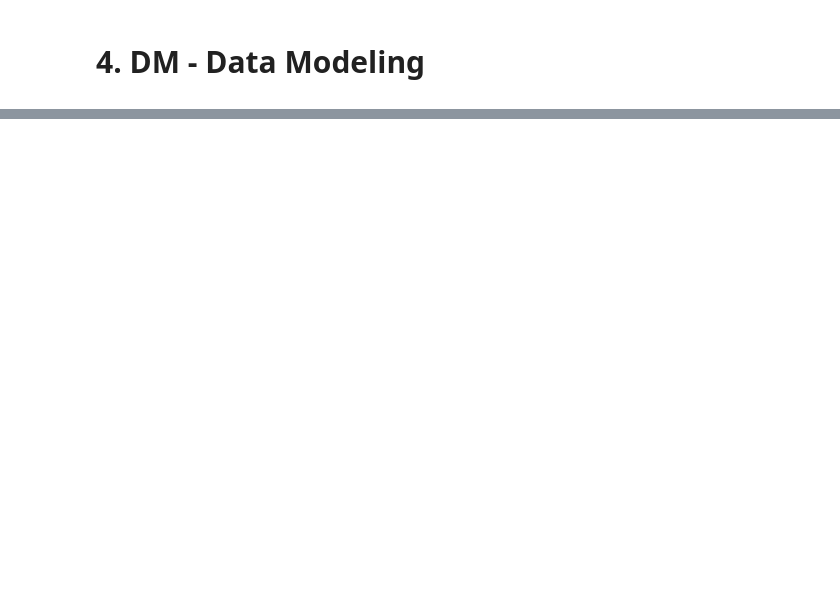
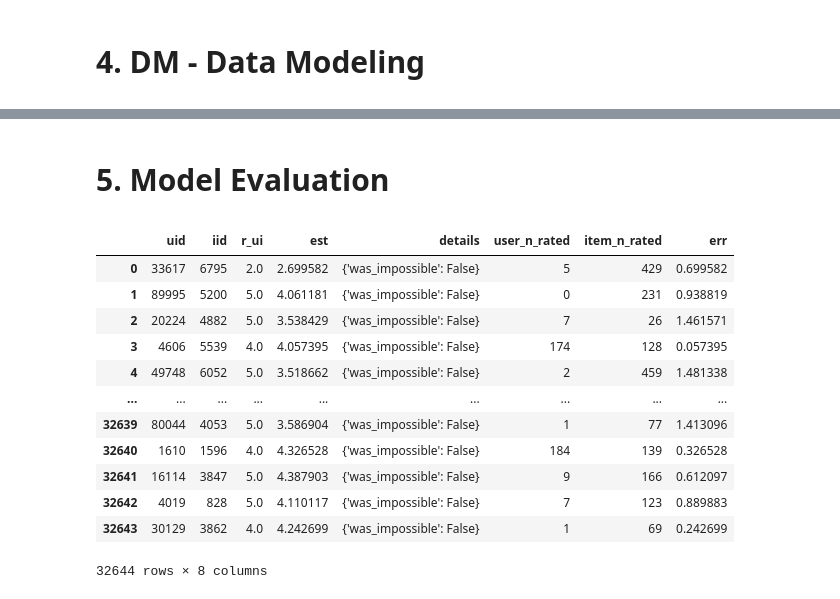
Before and after one commit to PPortela00/Recommendation-System---, a Jupyter notebook: notebook.ipynb, the cells around one changed output, grey strips where cells are left out. Cells and saved outputs as stored; diff of their text form; code cells hidden in the pictures; blank space fills up the shorter version.

Commit message:
Initial model evaluation and SVD parameters added

```diff
--- a/notebook.ipynb
+++ b/notebook.ipynb
@@ -198,0 +199,3 @@ SVD RMSE: 1.354
+# %% [markdown]
+<h1 style='font-size: 30px; font-weight: bold; margin-bottom: 10px; font-family: 'Formata', serif;'>
+        5. Model Evaluation</h1>
@@ -198,0 +204,16 @@ SVD RMSE: 1.354
+# %%
+pred
+# %% [output]
+|  | uid | iid | r_ui | est | details | user_n_rated | item_n_rated | err |
+| 0 | 33617 | 6795 | 2.0 | 2.699582 | {'was_impossible': False} | 5 | 429 | 0.699582 |
+| 1 | 89995 | 5200 | 5.0 | 4.061181 | {'was_impossible': False} | 0 | 231 | 0.938819 |
+| 2 | 20224 | 4882 | 5.0 | 3.538429 | {'was_impossible': False} | 7 | 26 | 1.461571 |
+| 3 | 4606 | 5539 | 4.0 | 4.057395 | {'was_impossible': False} | 174 | 128 | 0.057395 |
+| 4 | 49748 | 6052 | 5.0 | 3.518662 | {'was_impossible': False} | 2 | 459 | 1.481338 |
+| ... | ... | ... | ... | ... | ... | ... | ... | ... |
+| 32639 | 80044 | 4053 | 5.0 | 3.586904 | {'was_impossible': False} | 1 | 77 | 1.413096 |
+| 32640 | 1610 | 1596 | 4.0 | 4.326528 | {'was_impossible': False} | 184 | 139 | 0.326528 |
+| 32641 | 16114 | 3847 | 5.0 | 4.387903 | {'was_impossible': False} | 9 | 166 | 0.612097 |
+| 32642 | 4019 | 828 | 5.0 | 4.110117 | {'was_impossible': False} | 7 | 123 | 0.889883 |
+| 32643 | 30129 | 3862 | 4.0 | 4.242699 | {'was_impossible': False} | 1 | 69 | 0.242699 |
+32644 rows × 8 columns
```
Also changed, not shown: parts of 8 cells of this notebook, 1 other file.
